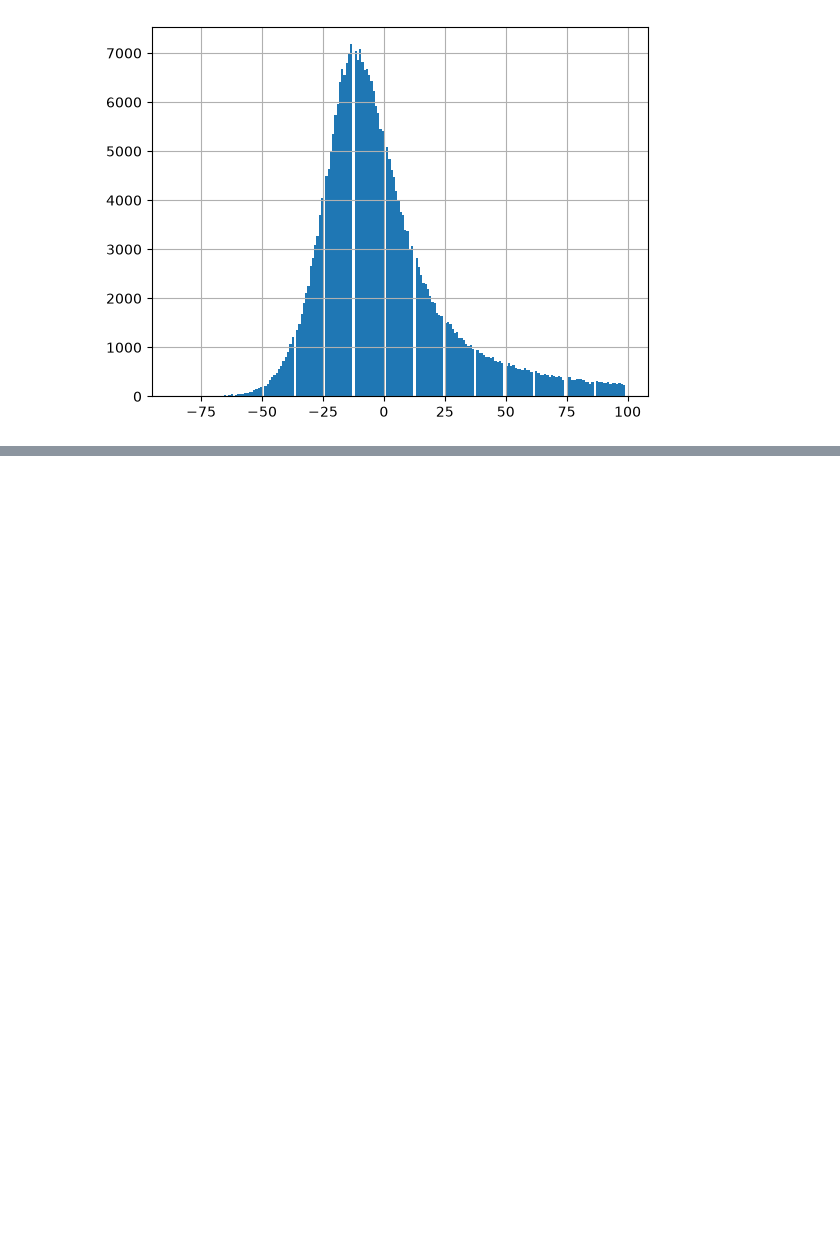
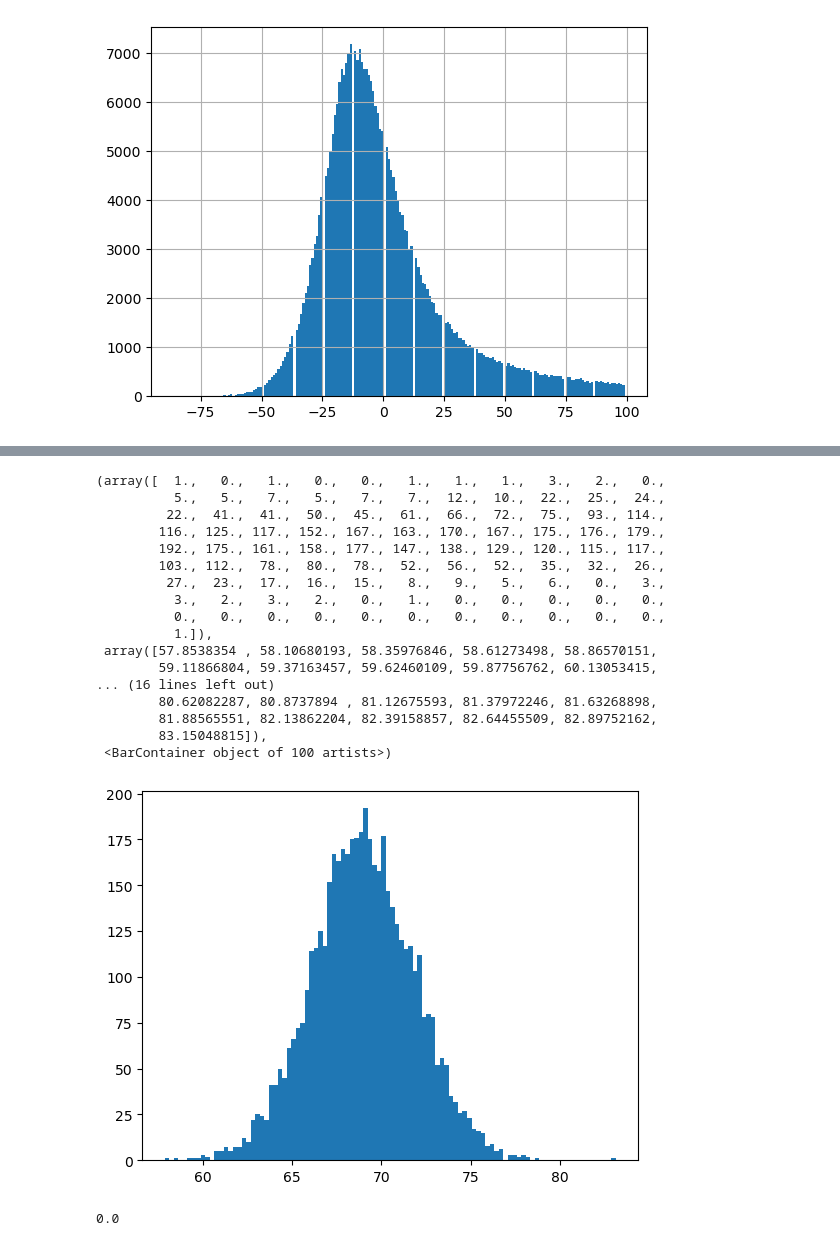
Before and after one commit to Sina-mjd/Data-Science-Learning-Journey, a Jupyter notebook: 02_Descriptive_Statistics/02_descriptive_stats.ipynb, the cells around one changed output, grey strips where cells are left out. Saved outputs shown, nothing was run; the diff lists cells and outputs as text; code cells hidden in the pictures; blank space fills up the shorter version.

```diff
--- a/02_Descriptive_Statistics/02_descriptive_stats.ipynb
+++ b/02_Descriptive_Statistics/02_descriptive_stats.ipynb
@@ -260,0 +404,3 @@ sns.displot(data_exponential)
+# %%
+ideal = norm.rvs(size = len(males) , loc = males.describe()['mean'] , scale = males.describe()['std'])
+print(ideal)
@@ -260,0 +432,25 @@ sns.displot(data_exponential)
+# %%
+plt.hist(ideal , bins = 100)
+# %% [output]
+(array([  1.,   0.,   1.,   0.,   0.,   1.,   1.,   1.,   3.,   2.,   0.,
+          5.,   5.,   7.,   5.,   7.,   7.,  12.,  10.,  22.,  25.,  24.,
+         22.,  41.,  41.,  50.,  45.,  61.,  66.,  72.,  75.,  93., 114.,
+        116., 125., 117., 152., 167., 163., 170., 167., 175., 176., 179.,
+        192., 175., 161., 158., 177., 147., 138., 129., 120., 115., 117.,
+        103., 112.,  78.,  80.,  78.,  52.,  56.,  52.,  35.,  32.,  26.,
+         27.,  23.,  17.,  16.,  15.,   8.,   9.,   5.,   6.,   0.,   3.,
+          3.,   2.,   3.,   2.,   0.,   1.,   0.,   0.,   0.,   0.,   0.,
+          0.,   0.,   0.,   0.,   0.,   0.,   0.,   0.,   0.,   0.,   0.,
+          1.]),
+ array([57.8538354 , 58.10680193, 58.35976846, 58.61273498, 58.86570151,
+        59.11866804, 59.37163457, 59.62460109, 59.87756762, 60.13053415,
+... (16 lines left out)
+        80.62082287, 80.8737894 , 81.12675593, 81.37972246, 81.63268898,
+        81.88565551, 82.13862204, 82.39158857, 82.64455509, 82.89752162,
+        83.15048815]),
+ <BarContainer object of 100 artists>)
+[figure, added]
+# %%
+kl(count ,icount)
+# %% [output]
+0.0
```
Also changed, not shown: parts of 65 cells of this notebook, 2 other files.
